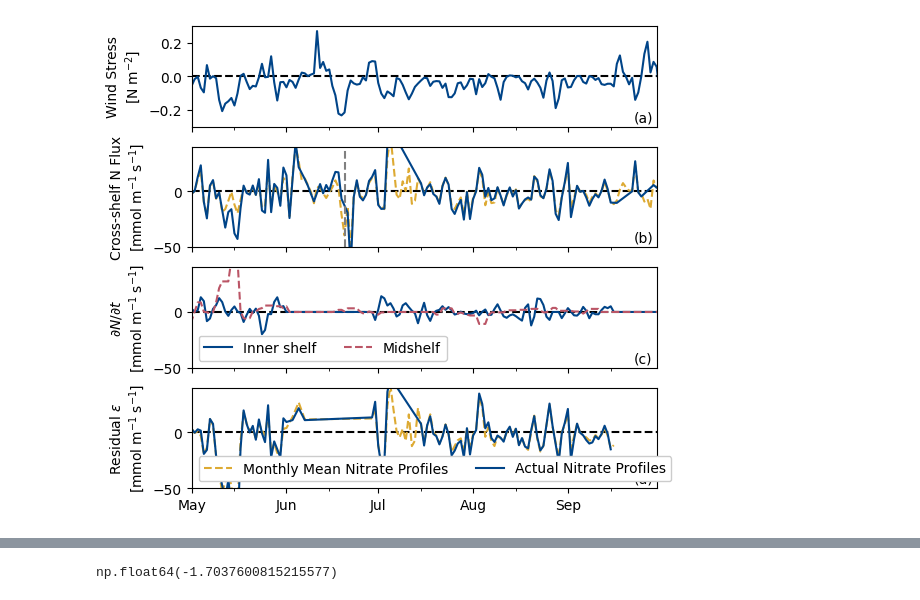
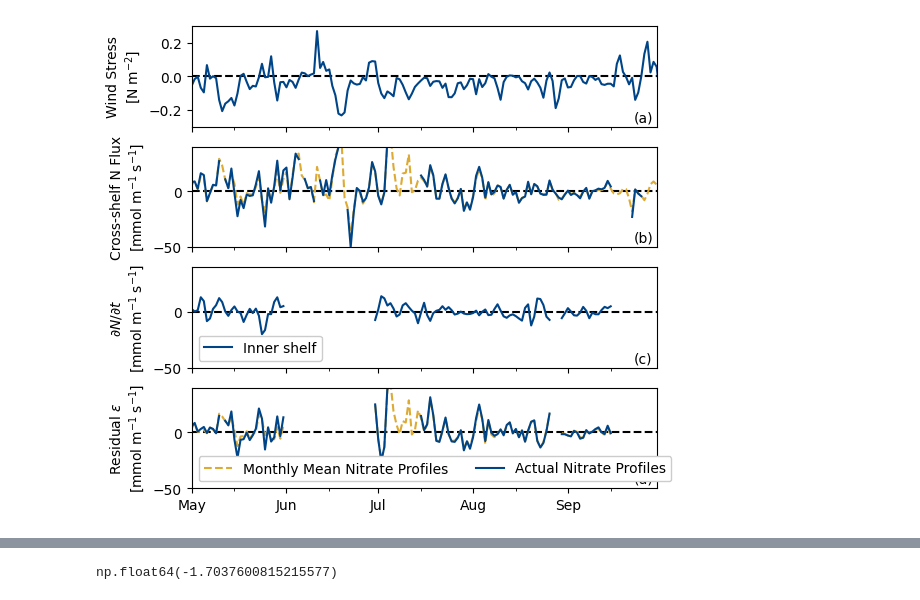
Before and after one commit to andrew-s28/shelf-nitrate-response-to-upwelling, a Jupyter notebook: notebooks/nitrate_budget.ipynb, the cells around one changed output, grey strips where cells are left out. Cells and saved outputs as stored; diff of their text form; code cells hidden in the pictures.

Commit message:
misc improvements and changes to velocity analysis in attempt to improve budget

```diff
--- a/notebooks/nitrate_budget.ipynb
+++ b/notebooks/nitrate_budget.ipynb
@@ -10,7 +10,7 @@ from numpy.typing import NDArray
 from scipy.ndimage import median_filter
 from scipy.stats import distributions
 # %%
-NOTEBOOK_DIR = Path().resolve()
+NOTEBOOK_DIR = Path().cwd().resolve()
 DATA_DIR = NOTEBOOK_DIR / "../data"
 FIGURES_DIR = NOTEBOOK_DIR / "../figures"
 INNER_NITRATE_PATH = (
@@ -24,7 +24,7 @@ MIDSHELF_NITRATE_PATH = (
 WIND_PATH = DATA_DIR / "NDBC_46050/46050_wind_binned_with_w5d_w8d.nc"
 VEL_PATH = (
     DATA_DIR
-    / "NH10_Mooring_Data/nh10_hourly_data_1997_2021_rotated_filtered_streamwise.nc"
+    / "NH10_Mooring_Data/nh10_hourly_data_1997_2021_rotated_filtered_streamwise_v5.nc"
 )
 GEBCO_PATH = list(Path(DATA_DIR / "GEBCO/").glob("*.nc"))
 
@@ -98,6 +112,8 @@ inner_nitrate = xr.open_dataset(INNER_NITRATE_PATH)
 midshelf_nitrate = xr.open_dataset(MIDSHELF_NITRATE_PATH)
 wind = xr.open_dataset(WIND_PATH, decode_timedelta=True)
 velocity = xr.open_dataset(VEL_PATH).resample(time="1D").mean()
+
+velocity = velocity.where(velocity.depth > 10, drop=True)  # drop depths above 10m
 
 # bit of a lazy way to use the cs_proj variable, since the notebook is set up for cs
 if VELOCITY_VARIABLE == "cs_proj":
@@ -108,6 +124,7 @@ midshelf_nitrate = midshelf_nitrate.resample(time="1D").mean()
 
 # interpolate velocity depths to match 1 meter bins in midshelf nitrate
 velocity = velocity.interp(depth=midshelf_nitrate.depth)
+velocity = velocity.where(velocity.depth > 10, drop=True)  # drop depths above 10m
 
 # calculate monthly means for midshelf nitrate
 midshelf_nitrate_monthly = xr.Dataset(
@@ -143,6 +160,12 @@ midshelf_nitrate["dndt_volume_integrated"] = calculate_budget_volume(
     lon_max=-120,
     lat=44.66,
 )
+inner_nitrate["dndt_volume_integrated"] = inner_nitrate["dndt_volume_integrated"].where(
+    ~np.isnan(inner_nitrate["dndt"])
+)
+midshelf_nitrate["dndt_volume_integrated"] = midshelf_nitrate[
+    "dndt_volume_integrated"
+].where(~np.isnan(midshelf_nitrate["dndt"]))
 inner_nitrate["dndt_volume_integrated_filtered"] = (
     ["time"],
     median_filter(inner_nitrate["dndt_volume_integrated"].values, size=8),
@@ -483,19 +500,15 @@ array([[1.        , 0.96165811],
 # %%
 fig, axs = plt.subplots(4, 1, sharex=True, figsize=(6, 6))
-# fig.suptitle("2021 Wind and Nitrate Budget Time Series", fontsize=20)
 axs[0].set_xlim(np.datetime64("2021-05-01"), np.datetime64("2021-09-30"))
 
-# [axs[0].axvline(cw.time.values[5], color='gray') for cw in composite_wind_events]
-# [axs[1].axvline(cw.time.values[5], color='gray') for cw in composite_wind_events]
-# [axs[2].axvline(cw.time.values[5], color='gray') for cw in composite_wind_events]
-# [axs[3].axvline(cw.time.values[5], color='gray') for cw in composite_wind_events]
-# [ax.tick_params(axis="both", width=3, size=7, labelsize=16) for ax in axs]
-# [ax.tick_params(axis="both", which="minor", width=2, size=5) for ax in axs]
-
-# for axis in ["top", "bottom", "left", "right"]:
-#     [ax.spines[axis].set_linewidth(3) for ax in axs]
-
-# [ax.minorticks_off() for ax in axs]
+midshelf_nitrate_flux_depth_integrated_monthly = (
+    midshelf_nitrate_flux_depth_integrated_monthly.resample(time="1D").mean()
+)
+midshelf_nitrate_flux_depth_integrated = (
+    midshelf_nitrate_flux_depth_integrated.resample(time="1D").mean()
+)
+inner_nitrate = inner_nitrate.resample(time="1D").mean()
+midshelf_nitrate = midshelf_nitrate.resample(time="1D").mean()
 
 axs[0].axhline(0, ls="--", color="black")
 axs[0].plot(wind["time"], wind["coare_y"], color="#004488")
@@ -519,8 +532,6 @@ axs[1].plot(
 )
 axs[1].set_ylim(-50, 40)
 axs[1].set_ylabel("Cross-shelf N Flux\n[$\\mathsf{mmol \\; m^{-1} \\; s^{-1}}$]")
-# axs[1].legend(facecolor="white", frameon=True, framealpha=1, ncols=2, loc="lower left")
-axs[1].axvline(np.datetime64("2021-06-20"), color="gray", ls="--")
 
 axs[2].axhline(0, ls="--", color="black")
 axs[2].plot(
@@ -529,13 +540,13 @@ axs[2].plot(
     color="#004488",
     label="Inner shelf",
 )
-axs[2].plot(
-    midshelf_nitrate.time,
-    midshelf_nitrate["dndt_volume_integrated_filtered"],
-    c="#BB5566",
-    label="Midshelf",
-    ls="--",
-)
+# axs[2].plot(
+#     midshelf_nitrate.time,
+#     midshelf_nitrate["dndt_volume_integrated"],
+#     c="#BB5566",
+#     label="Midshelf",
+#     ls="--",
+# )
 axs[2].set_ylim(-50, 40)
 axs[2].set_ylabel("$\\partial N/\\partial t$\n[$\\mathsf{mmol \\; m^{-1} \\; s^{-1}}$]")
 axs[2].legend(facecolor="white", frameon=True, framealpha=1, ncols=2, loc="lower left")
@@ -550,9 +561,8 @@ temp_flux, temp_inner, temp_mid = xr.align(
 axs[3].plot(
     temp_flux.time,
     (
-        temp_flux
-        - temp_inner["dndt_volume_integrated"]
-        - temp_mid["dndt_volume_integrated_filtered"]
+        temp_flux - temp_inner["dndt_volume_integrated"]
+        # - temp_mid["dndt_volume_integrated"]
     ),
     label="Monthly Mean Nitrate Profiles",
     color="#DDAA33",
@@ -563,34 +573,33 @@ temp_flux, temp_inner, temp_mid = xr.align(
     inner_nitrate.dropna("depth", how="all"),
     midshelf_nitrate.dropna("depth", how="all"),
 )
 axs[3].plot(
     temp_flux.time,
     (
-        temp_flux
-        - temp_inner["dndt_volume_integrated"]
-        - temp_mid["dndt_volume_integrated_filtered"]
+        temp_flux - temp_inner["dndt_volume_integrated"]
+        # - temp_mid["dndt_volume_integrated"]
     ),
     label="Actual Nitrate Profiles",
     color="#004488",
 )
 axs[3].set_ylim(-50, 40)
 axs[3].set_ylabel("Residual $\\epsilon$\n[$\\mathsf{mmol \\; m^{-1} \\; s^{-1}}$]")
 axs[3].legend(facecolor="white", frameon=True, framealpha=1, ncols=2, loc="lower left")
 axs[3].xaxis.set_major_formatter(mdates.DateFormatter("%b"))
 axs[3].xaxis.set_major_locator(mdates.MonthLocator())
 axs[3].xaxis.set_minor_locator(mdates.MonthLocator(bymonthday=15))
 
 
 axs[0].annotate("(a)", xy=(0.95, 0.05), xycoords="axes fraction", fontsize=10)
 axs[1].annotate("(b)", xy=(0.95, 0.05), xycoords="axes fraction", fontsize=10)
 axs[2].annotate("(c)", xy=(0.95, 0.05), xycoords="axes fraction", fontsize=10)
 axs[3].annotate("(d)", xy=(0.95, 0.05), xycoords="axes fraction", fontsize=10)
 # axs[3].tick_params(axis='x', which='major', labelsize=10)
 
 plt.savefig(
     FIGURES_DIR / "manuscript/2021_nbudget.pdf",
     format="pdf",
     bbox_inches="tight",
 )
 # %% [output]
-[figure, old version]
+[figure, new version]
```
Also changed, not shown: parts of 15 cells of this notebook, 12 other files.
